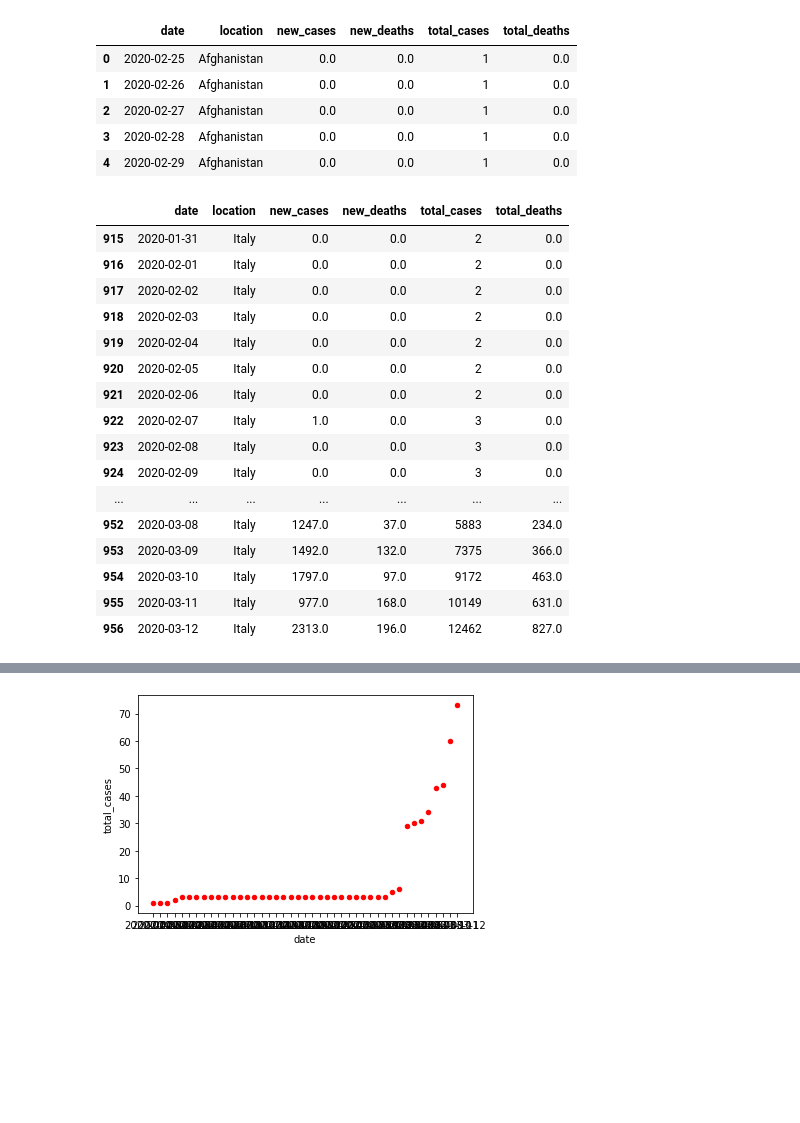
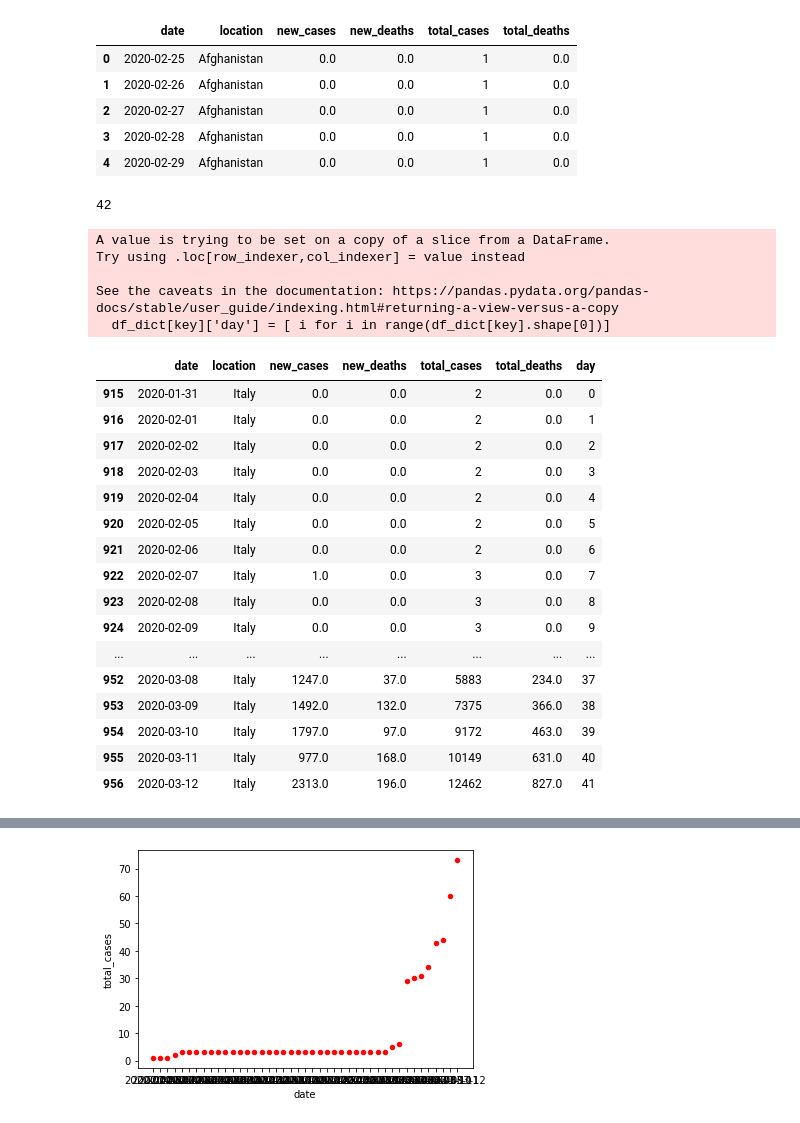
Before and after one commit to rishemjit/COVID_analysis, a Jupyter notebook: Analysis.ipynb, the cells around one changed output, grey strips where cells are left out. Saved outputs shown, nothing was run; the diff lists cells and outputs as text; code cells hidden in the pictures; blank space fills up the shorter version.

```diff
--- a/Analysis.ipynb
+++ b/Analysis.ipynb
@@ -16,27 +16,40 @@ dCV.head()
 def groupby_column(df, column):
     gb_obj = df.groupby(column)
     gb_datadict = {key: gb_obj.get_group(key) for key in gb_obj.groups}
-    gb_datadict.keys()
     return gb_datadict
+
+def add_days(df_dict):
+    days = []
+    for key in df_dict.keys():
+        df_dict[key]['day'] = [ i for i in range(df_dict[key].shape[0])]
+    return df_dict
 # %%
 dCV_loc_dict = groupby_column(dCV, 'location')
-dCV_loc_dict['Italy']
+print(dCV_loc_dict['Italy'].shape[0])
+dCV_country = add_days(dCV_loc_dict)
+dCV_country['Italy']
 # %% [output]
+42
+A value is trying to be set on a copy of a slice from a DataFrame.
+Try using .loc[row_indexer,col_indexer] = value instead
+
+See the caveats in the documentation: https://pandas.pydata.org/pandas-docs/stable/user_guide/indexing.html#returning-a-view-versus-a-copy
+  df_dict[key]['day'] = [ i for i in range(df_dict[key].shape[0])]
-|  | date | location | new_cases | new_deaths | total_cases | total_deaths |
-| 915 | 2020-01-31 | Italy | 0.0 | 0.0 | 2 | 0.0 |
-| 916 | 2020-02-01 | Italy | 0.0 | 0.0 | 2 | 0.0 |
-| 917 | 2020-02-02 | Italy | 0.0 | 0.0 | 2 | 0.0 |
-| 918 | 2020-02-03 | Italy | 0.0 | 0.0 | 2 | 0.0 |
-| 919 | 2020-02-04 | Italy | 0.0 | 0.0 | 2 | 0.0 |
-| 920 | 2020-02-05 | Italy | 0.0 | 0.0 | 2 | 0.0 |
-| 921 | 2020-02-06 | Italy | 0.0 | 0.0 | 2 | 0.0 |
-| 922 | 2020-02-07 | Italy | 1.0 | 0.0 | 3 | 0.0 |
-| 923 | 2020-02-08 | Italy | 0.0 | 0.0 | 3 | 0.0 |
-| 924 | 2020-02-09 | Italy | 0.0 | 0.0 | 3 | 0.0 |
-| ... | ... | ... | ... | ... | ... | ... |
-| 952 | 2020-03-08 | Italy | 1247.0 | 37.0 | 5883 | 234.0 |
-| 953 | 2020-03-09 | Italy | 1492.0 | 132.0 | 7375 | 366.0 |
-| 954 | 2020-03-10 | Italy | 1797.0 | 97.0 | 9172 | 463.0 |
-| 955 | 2020-03-11 | Italy | 977.0 | 168.0 | 10149 | 631.0 |
-| 956 | 2020-03-12 | Italy | 2313.0 | 196.0 | 12462 | 827.0 |
+|  | date | location | new_cases | new_deaths | total_cases | total_deaths | day |
+| 915 | 2020-01-31 | Italy | 0.0 | 0.0 | 2 | 0.0 | 0 |
+| 916 | 2020-02-01 | Italy | 0.0 | 0.0 | 2 | 0.0 | 1 |
+| 917 | 2020-02-02 | Italy | 0.0 | 0.0 | 2 | 0.0 | 2 |
+| 918 | 2020-02-03 | Italy | 0.0 | 0.0 | 2 | 0.0 | 3 |
+| 919 | 2020-02-04 | Italy | 0.0 | 0.0 | 2 | 0.0 | 4 |
+| 920 | 2020-02-05 | Italy | 0.0 | 0.0 | 2 | 0.0 | 5 |
+| 921 | 2020-02-06 | Italy | 0.0 | 0.0 | 2 | 0.0 | 6 |
+| 922 | 2020-02-07 | Italy | 1.0 | 0.0 | 3 | 0.0 | 7 |
+| 923 | 2020-02-08 | Italy | 0.0 | 0.0 | 3 | 0.0 | 8 |
+| 924 | 2020-02-09 | Italy | 0.0 | 0.0 | 3 | 0.0 | 9 |
+| ... | ... | ... | ... | ... | ... | ... | ... |
+| 952 | 2020-03-08 | Italy | 1247.0 | 37.0 | 5883 | 234.0 | 37 |
+| 953 | 2020-03-09 | Italy | 1492.0 | 132.0 | 7375 | 366.0 | 38 |
+| 954 | 2020-03-10 | Italy | 1797.0 | 97.0 | 9172 | 463.0 | 39 |
+| 955 | 2020-03-11 | Italy | 977.0 | 168.0 | 10149 | 631.0 | 40 |
+| 956 | 2020-03-12 | Italy | 2313.0 | 196.0 | 12462 | 827.0 | 41 |
 # %%
```
Also changed, not shown: parts of 3 cells of this notebook.
